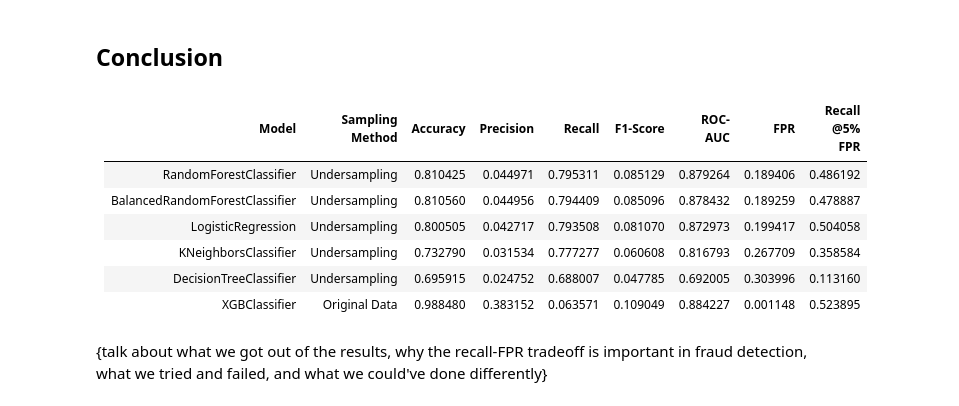
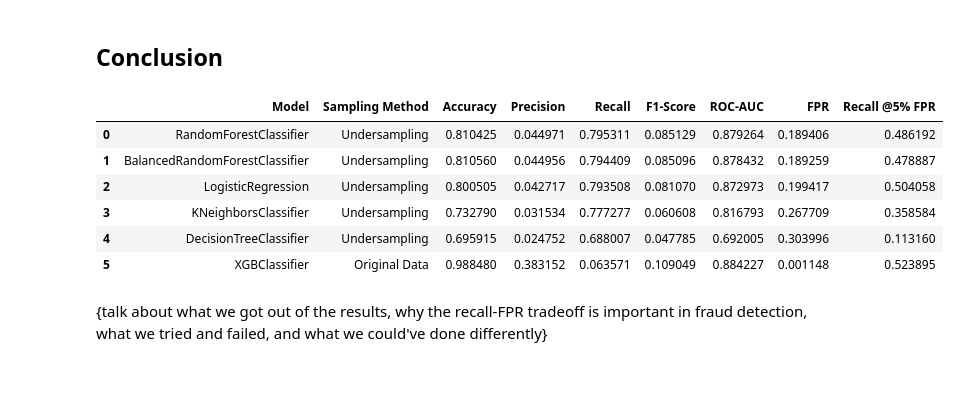
Before and after one commit to jwickham1023/DSCI445-Final-Project, a Jupyter notebook: paper.ipynb, the cells around one changed output. Saved outputs shown, nothing was run; the diff lists cells and outputs as text; code cells hidden in the pictures; blank space fills up the shorter version.

```diff
--- a/paper.ipynb
+++ b/paper.ipynb
@@ -508,14 +569,45 @@ plt.show()
 {talk about the two imbalanced models we tried: Balanced Forest and XGBoost, how each of these could help improve performance for imbalanced data, and the results we got using those models on the various techniques(?)}
 # %% [markdown]
 ## Conclusion
-# %% [markdown]
-| Model                              | Sampling Method | Accuracy  | Precision | Recall    | F1-Score  | ROC-AUC  | FPR      | Recall @5% FPR |
-|------------------------------------|-----------------|-----------|-----------|-----------|-----------|----------|----------|----------------|
-| RandomForestClassifier             | Undersampling   | 0.810425  | 0.044971  | 0.795311  | 0.085129  | 0.879264 | 0.189406 | 0.486192       |
-| BalancedRandomForestClassifier     | Undersampling   | 0.810560  | 0.044956  | 0.794409  | 0.085096  | 0.878432 | 0.189259 | 0.478887       |
-| LogisticRegression                 | Undersampling   | 0.800505  | 0.042717  | 0.793508  | 0.081070  | 0.872973 | 0.199417 | 0.504058       |
-| KNeighborsClassifier               | Undersampling   | 0.732790  | 0.031534  | 0.777277  | 0.060608  | 0.816793 | 0.267709 | 0.358584       |
-| DecisionTreeClassifier             | Undersampling   | 0.695915  | 0.024752  | 0.688007  | 0.047785  | 0.692005 | 0.303996 | 0.113160       |
-| XGBClassifier                      | Original Data   | 0.988480  | 0.383152  | 0.063571  | 0.109049  | 0.884227 | 0.001148 | 0.523895       |
+# %%
+pd.set_option('display.max_colwidth', None)
+pd.set_option('display.width', 1000)
+pd.set_option('colheader_justify', 'left')
+
+# Data for the table
+data = {
+    "Model": [
+        "RandomForestClassifier",
+        "BalancedRandomForestClassifier",
+        "LogisticRegression",
+        "KNeighborsClassifier",
+        "DecisionTreeClassifier",
+        "XGBClassifier"
+    ],
+    "Sampling Method": [
+        "Undersampling", "Undersampling", "Undersampling",
+        "Undersampling", "Undersampling", "Original Data"
+    ],
+    "Accuracy": [0.810425, 0.810560, 0.800505, 0.732790, 0.695915, 0.988480],
+    "Precision": [0.044971, 0.044956, 0.042717, 0.031534, 0.024752, 0.383152],
+    "Recall": [0.795311, 0.794409, 0.793508, 0.777277, 0.688007, 0.063571],
+    "F1-Score": [0.085129, 0.085096, 0.081070, 0.060608, 0.047785, 0.109049],
+    "ROC-AUC": [0.879264, 0.878432, 0.872973, 0.816793, 0.692005, 0.884227],
+    "FPR": [0.189406, 0.189259, 0.199417, 0.267709, 0.303996, 0.001148],
+    "Recall @5% FPR": [0.486192, 0.478887, 0.504058, 0.358584, 0.113160, 0.523895]
+}
+
+# Create DataFrame
+df = pd.DataFrame(data)
+
+df
+# %% [output]
+|  | Model | Sampling Method | Accuracy | Precision | Recall | F1-Score | ROC-AUC | FPR | Recall @5% FPR |
+| 0 | RandomForestClassifier | Undersampling | 0.810425 | 0.044971 | 0.795311 | 0.085129 | 0.879264 | 0.189406 | 0.486192 |
+| 1 | BalancedRandomForestClassifier | Undersampling | 0.810560 | 0.044956 | 0.794409 | 0.085096 | 0.878432 | 0.189259 | 0.478887 |
+| 2 | LogisticRegression | Undersampling | 0.800505 | 0.042717 | 0.793508 | 0.081070 | 0.872973 | 0.199417 | 0.504058 |
+| 3 | KNeighborsClassifier | Undersampling | 0.732790 | 0.031534 | 0.777277 | 0.060608 | 0.816793 | 0.267709 | 0.358584 |
+| 4 | DecisionTreeClassifier | Undersampling | 0.695915 | 0.024752 | 0.688007 | 0.047785 | 0.692005 | 0.303996 | 0.113160 |
+| 5 | XGBClassifier | Original Data | 0.988480 | 0.383152 | 0.063571 | 0.109049 | 0.884227 | 0.001148 | 0.523895 |
 # %% [markdown]
 {talk about what we got out of the results, why the recall-FPR tradeoff is important in fraud detection, what we tried and failed, and what we could've done differently}
```
Also changed, not shown: parts of 5 cells of this notebook.
